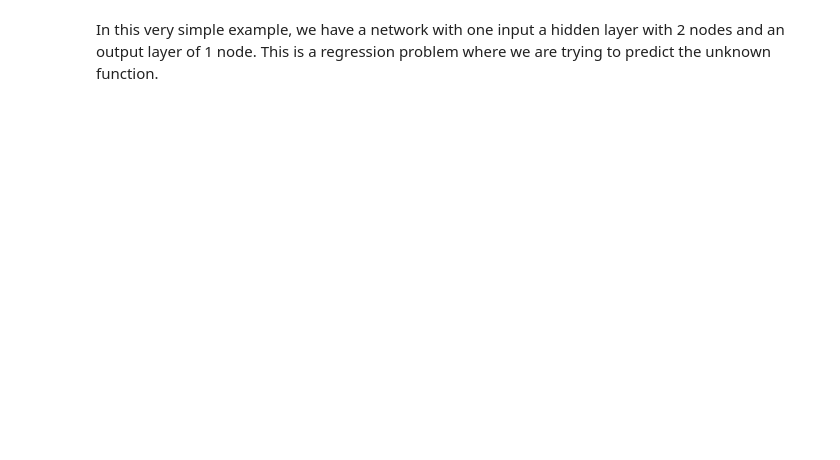
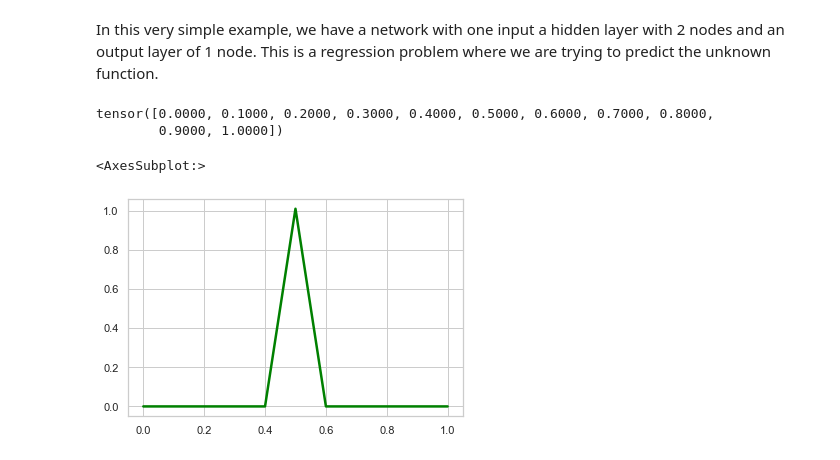
Before and after one commit to nateeatsrice/base_nn, a Jupyter notebook: pytorch_base_nn.ipynb, the cells around one changed output. Saved outputs shown, nothing was run; the diff lists cells and outputs as text; code cells hidden in the pictures; blank space fills up the shorter version.

Commit message:
Finished basic model

```diff
--- a/pytorch_base_nn.ipynb
+++ b/pytorch_base_nn.ipynb
@@ -19,25 +20,26 @@ import seaborn as sns
 # Creating a new nearal network class
 # nn.module is the basic object module parent class
 class BasicNN(nn.Module):
-    super().__init__() #inheriting the attribute of the parent class nn.Module
-    self.w00 = nn.Parameter(torch.tensor(1.7), requires_grad=False) # using nn.Parameter gives us the option to optimize it
-    self.b00 = nn.Parameter(torch.tensor(-0.85), requires_grad=False)
-    self.w01 = nn.Parameter(torch.tensor(-40.8), requires_grad=False)
+    def __init__(self):
+        super().__init__() #inheriting the attribute of the parent class nn.Module
+        self.w00 = nn.Parameter(torch.tensor(1.7), requires_grad=False) # using nn.Parameter gives us the option to optimize it
+        self.b00 = nn.Parameter(torch.tensor(-0.85), requires_grad=False) # Manually inputing optimized values
+        self.w01 = nn.Parameter(torch.tensor(-40.8), requires_grad=False)
 
-    self.w10 = nn.Parameter(torch.tensor(12.6), requires_grad=False)
-    self.b10 = nn.Parameter(torch.tensor(0.0), requires_grad=False)
-    self.w11 = nn.Parameter(torch.tensor(2.7), requires_grad=False)
+        self.w10 = nn.Parameter(torch.tensor(12.6), requires_grad=False)
+        self.b10 = nn.Parameter(torch.tensor(0.0), requires_grad=False)
+        self.w11 = nn.Parameter(torch.tensor(2.7), requires_grad=False)
 
-    self.final_bias = nn.Parameter(torch.tensor(-16.0), requires_grad=False)
+        self.final_bias = nn.Parameter(torch.tensor(-16.0), requires_grad=False)
 
-    def forward (self,input):#Create forward propagation function
+    def forward (self,input):#Create forward propagation function for one input 2 node hidden layer with 1 output
         input_to_relu_1 = input * self.w00 + self.b00
         relu_1_output = F.relu(input_to_relu_1)
-        scaled_relu_1_output = relu_1_out * self.w01
+        scaled_relu_1_output = relu_1_output * self.w01
 
         input_to_relu_2 = input * self.w10 + self.b10
         relu_2_output = F.relu(input_to_relu_2)
-        scaled_relu_2_output = relu_2_out * self.w11
+        scaled_relu_2_output = relu_2_output * self.w11
 
         input_to_final_relu = scaled_relu_1_output + scaled_relu_2_output + self.final_bias
 
@@ -48,0 +49,19 @@ input_doses = torch.linspace(start = 0)
+# %%
+# Create a series of input doses from 0 to 1
+input_doses = torch.linspace(start = 0,end=1, steps=11)# Create tensor with 11 values from [0,1]
+
+print(input_doses)
+# %% [output]
+tensor([0.0000, 0.1000, 0.2000, 0.3000, 0.4000, 0.5000, 0.6000, 0.7000, 0.8000,
+        0.9000, 1.0000])
+# %%
+model = BasicNN()
+
+output_values = model(input_doses)
+# %%
+sns.set(style="whitegrid")
+
+sns.lineplot(x = input_doses, y = output_values, color = "green", linewidth = 2.5)
+# %% [output]
+<AxesSubplot:>
+[figure, added]
```
Also changed, not shown: parts of 7 cells of this notebook, 1 other file.
